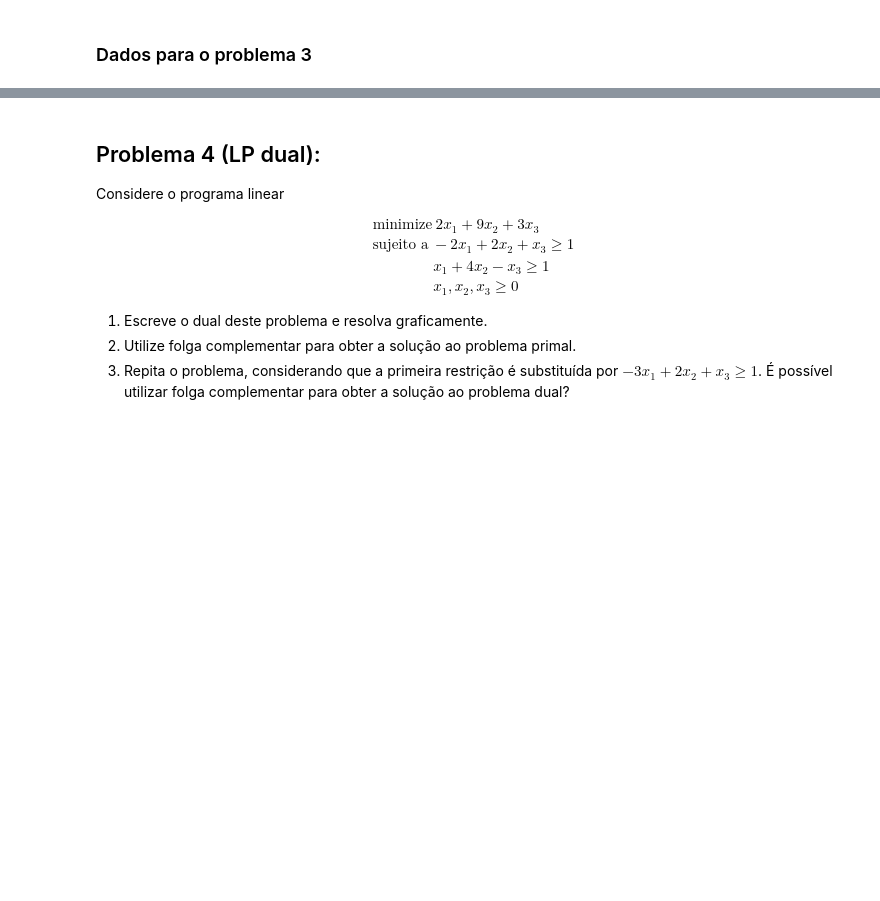
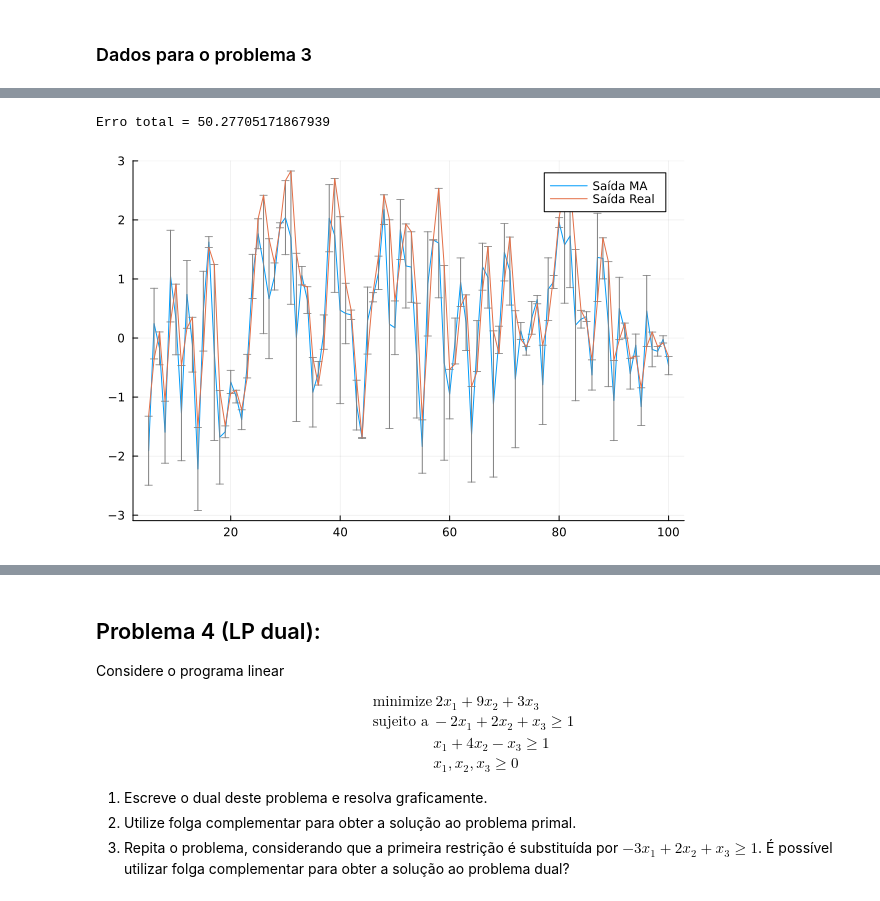
Before and after one commit to html-3/optimization-notebook-julia, a Jupyter notebook: lista2.ipynb, the cells around one changed output, grey strips where cells are left out. Cells and saved outputs as stored; diff of their text form; code cells hidden in the pictures; blank space fills up the shorter version.

```diff
--- a/lista2.ipynb
+++ b/lista2.ipynb
@@ -357,0 +369,49 @@ y = raw[:,2];
+# %%
+# 1) MA model
+# Properties of the model and signal
+imax = length(u)
+k = 5
+
+m = Model(Ipopt.Optimizer)
+set_optimizer_attribute(m, "print_level", 0)
+@variable(m, x[1:k])
+
+# Creating the signal matrix for the model
+U = zeros(imax - k + 1, k)
+for i in k:imax
+  for j in 1:k
+    # U[t] = [ut ut-1 ut-2 ut-3 ut-4]
+    U[i-k+1, j] = u[i + j - k]
+  end
+end
+#display(U)
+
+@objective(m, Min, sum((U*x - y[1:imax-k+1]).^2))
+optimize!(m)
+
+function new_plot()
+  plot()
+end
+
+p = new_plot()
+
+yma = zeros(imax)
+
+b = JuMP.value.(x)
+
+# MA signal
+for t in k:imax
+    # y[t] = ∑ [b1 b2 b3 b4 b5]⋅(ut ut-1 ut-2 ut-3 ut-4)
+    yma[t] = sum(dot(b,reverse(u[t-k+1:t])))
+end
+
+# Error vector
+error = [abs.(yma[k:imax] - y[k:imax])]
+
+println("Erro total = ", sum(error...))
+
+plot!(p, [k:imax], yma[k:imax], label="Saída MA", yerr = error', markerstrokecolor=:grey)
+plot!(p, [k:imax], y[k:imax], label="Saída Real")
+# %% [output]
+Erro total = 50.27705171867939
+[figure, added]
```
Also changed, not shown: parts of 5 cells of this notebook.
